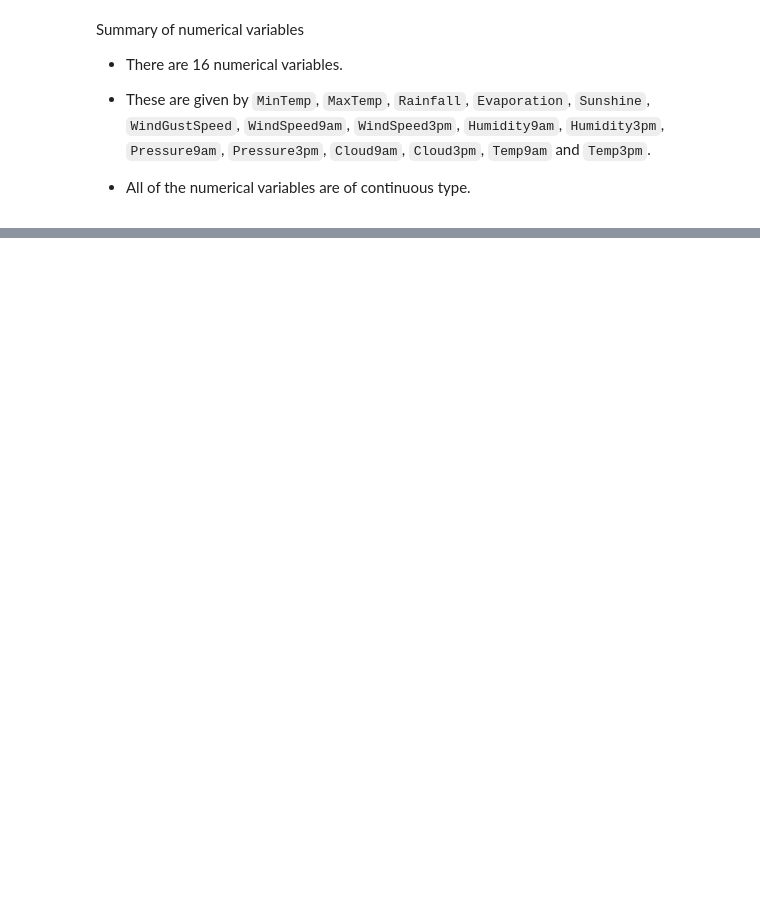
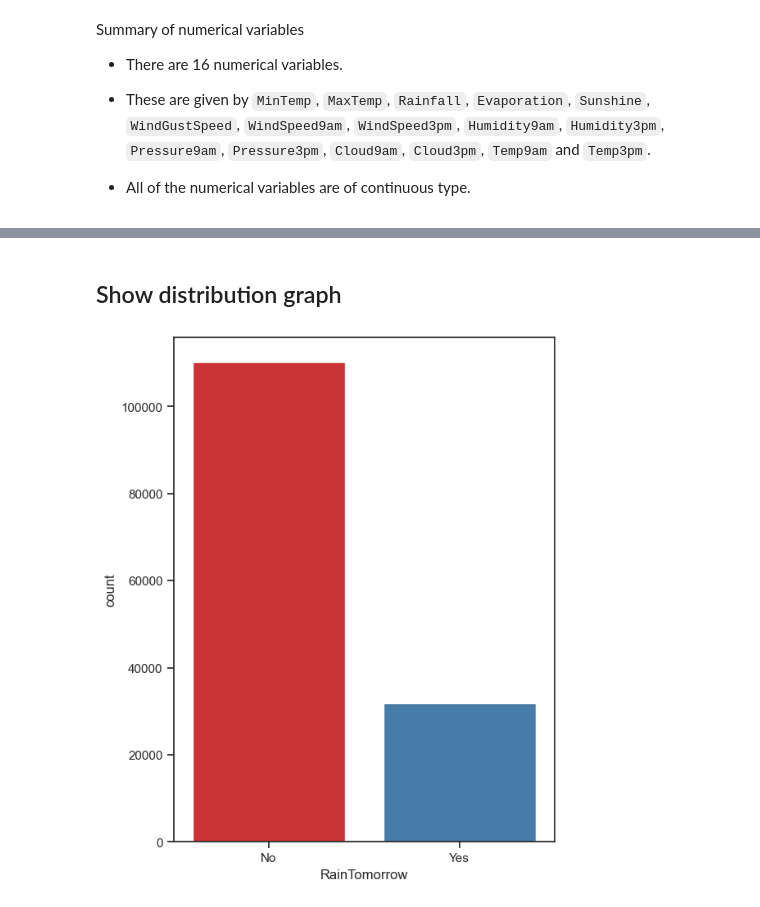
Before and after one commit to faliqadlan/rain-prediction-minimalist, a Jupyter notebook: rain_prediction_minimalist.ipynb, the cells around one changed output, grey strips where cells are left out. Drawn from its saved outputs; the diff is of its cells as text; code cells hidden in the pictures; blank space fills up the shorter version.

```diff
--- a/rain_prediction_minimalist.ipynb
+++ b/rain_prediction_minimalist.ipynb
@@ -232,0 +245,8 @@ NameError: name 'df' is not defined
+# %% [markdown]
+## Show distribution graph
+# %%
+f, ax = plt.subplots(figsize=(6, 8))
+ax = sns.countplot(x="RainTomorrow", data=df, palette="Set1")
+plt.show()
+# %% [output]
+[figure, added]
```
Also changed, not shown: parts of 83 cells of this notebook.
